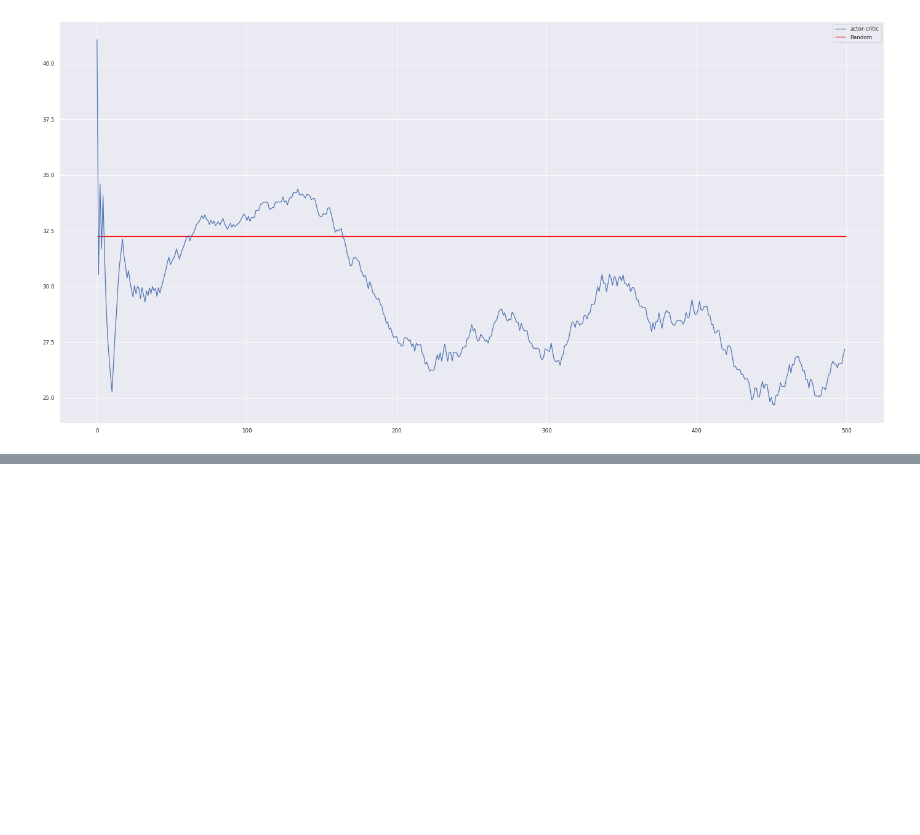
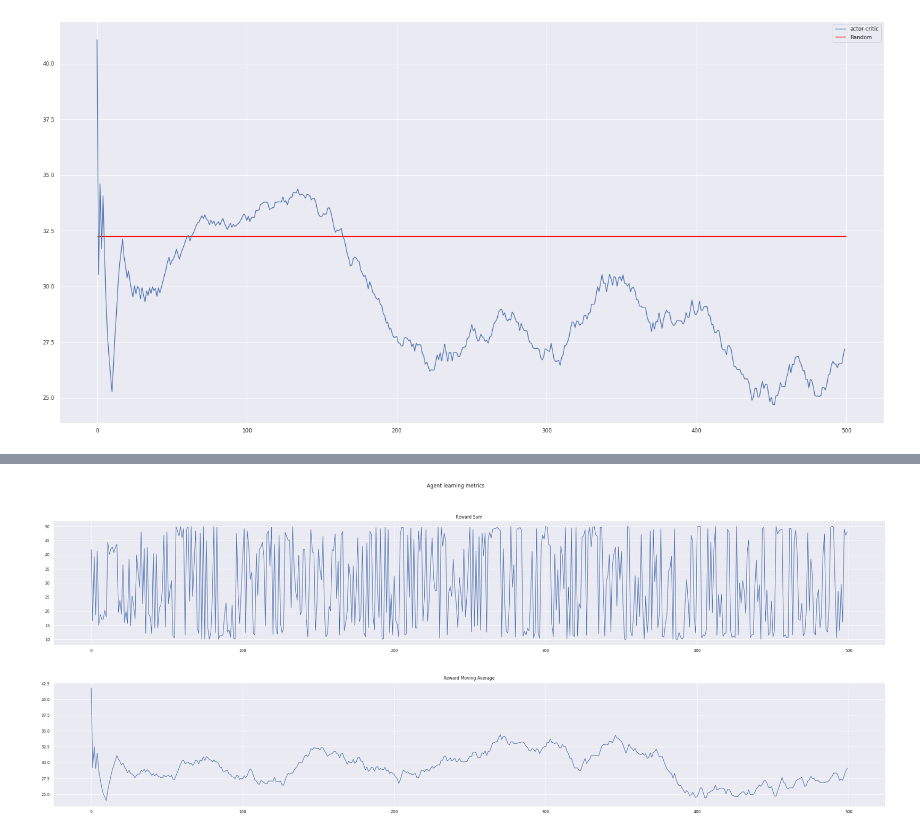
Before and after one commit to zkid18/ml-fairness-gym-recism, a Jupyter notebook: notebook.ipynb, the cells around one changed output, grey strips where cells are left out. Drawn from its saved outputs; the diff is of its cells as text; code cells hidden in the pictures; blank space fills up the shorter version.

```diff
--- a/notebook.ipynb
+++ b/notebook.ipynb
@@ -204,0 +241,9 @@ plt.show()
+# %%
+ddqn_seed_stats = []
+for seed in seeds:
+    print(seed)
+    manager = MovieLensFairnessManager(slate_size=1)
+    ddqn_agent_stats = LearningStatistics()
+    ddqn_agent = RainbowDQNAgent(input_size=25, output_size=3883, hidden_layers = [512,512,128,128])
+    manager.train(ddqn_agent, ddqn_agent_stats, max_episodes=500, should_print=True)
+    ddqn_seed_stats.append(ddqn_agent_stats)
@@ -204,0 +257,4 @@ plt.show()
+# %%
+ddqn_seed_stats[0].plot_learning_stats()
+# %% [output]
+[figure, added]
```
Also changed, not shown: parts of 26 cells of this notebook, 10 other files.
